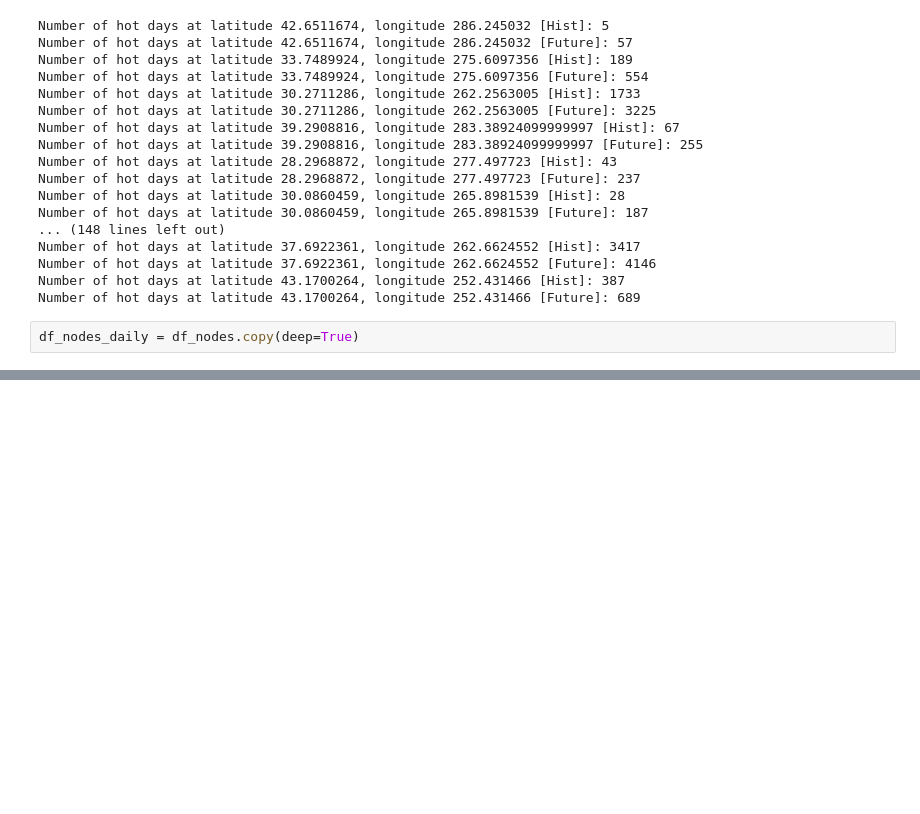
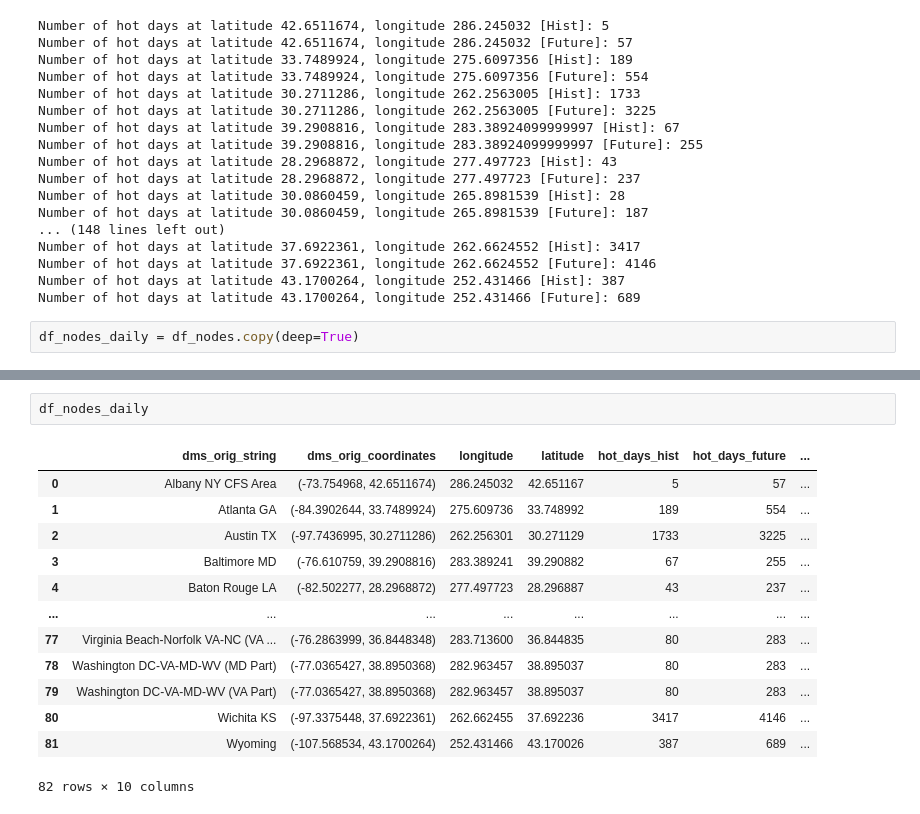
Before and after one commit to sharma-bharat/networkutk, a Jupyter notebook: HeatWave.ipynb, the cells around one changed output, grey strips where cells are left out. Saved outputs shown, nothing was run; the diff lists cells and outputs as text; blank space fills up the shorter version.

```diff
--- a/HeatWave.ipynb
+++ b/HeatWave.ipynb
@@ -540,0 +640,16 @@ plt.show()
+# %%
+df_nodes_daily
+# %% [output]
+|  | dms_orig_string | dms_orig_coordinates | longitude | latitude | hot_days_hist | hot_days_future | ... |
+| 0 | Albany NY CFS Area | (-73.754968, 42.6511674) | 286.245032 | 42.651167 | 5 | 57 | ... |
+| 1 | Atlanta GA | (-84.3902644, 33.7489924) | 275.609736 | 33.748992 | 189 | 554 | ... |
+| 2 | Austin TX | (-97.7436995, 30.2711286) | 262.256301 | 30.271129 | 1733 | 3225 | ... |
+| 3 | Baltimore MD | (-76.610759, 39.2908816) | 283.389241 | 39.290882 | 67 | 255 | ... |
+| 4 | Baton Rouge LA | (-82.502277, 28.2968872) | 277.497723 | 28.296887 | 43 | 237 | ... |
+| ... | ... | ... | ... | ... | ... | ... | ... |
+| 77 | Virginia Beach-Norfolk VA-NC (VA ... | (-76.2863999, 36.8448348) | 283.713600 | 36.844835 | 80 | 283 | ... |
+| 78 | Washington DC-VA-MD-WV (MD Part) | (-77.0365427, 38.8950368) | 282.963457 | 38.895037 | 80 | 283 | ... |
+| 79 | Washington DC-VA-MD-WV (VA Part) | (-77.0365427, 38.8950368) | 282.963457 | 38.895037 | 80 | 283 | ... |
+| 80 | Wichita KS | (-97.3375448, 37.6922361) | 262.662455 | 37.692236 | 3417 | 4146 | ... |
+| 81 | Wyoming | (-107.568534, 43.1700264) | 252.431466 | 43.170026 | 387 | 689 | ... |
+82 rows × 10 columns
```
Also changed, not shown: parts of 9 cells of this notebook, 7 other files.
